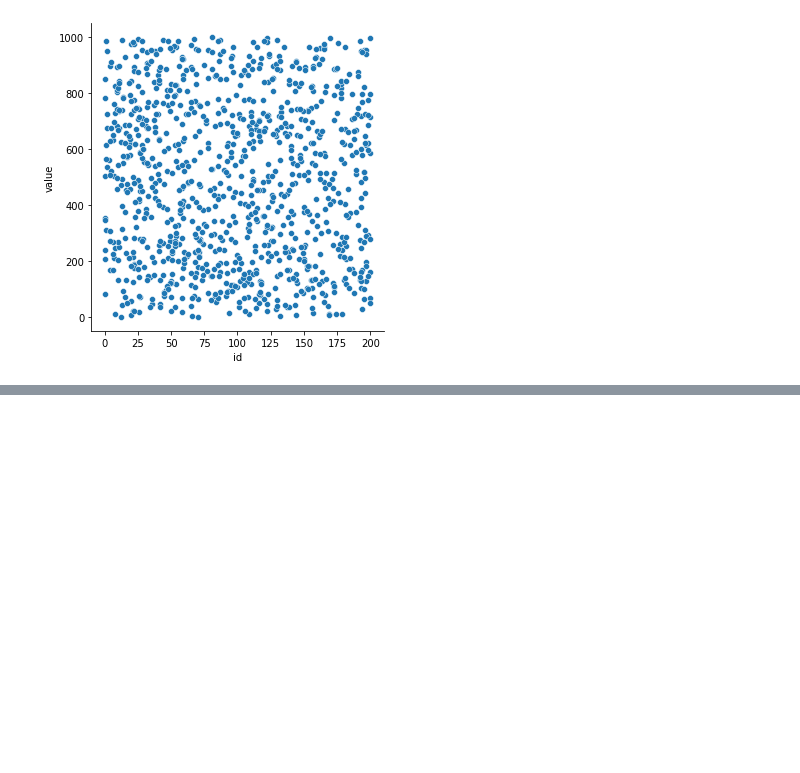
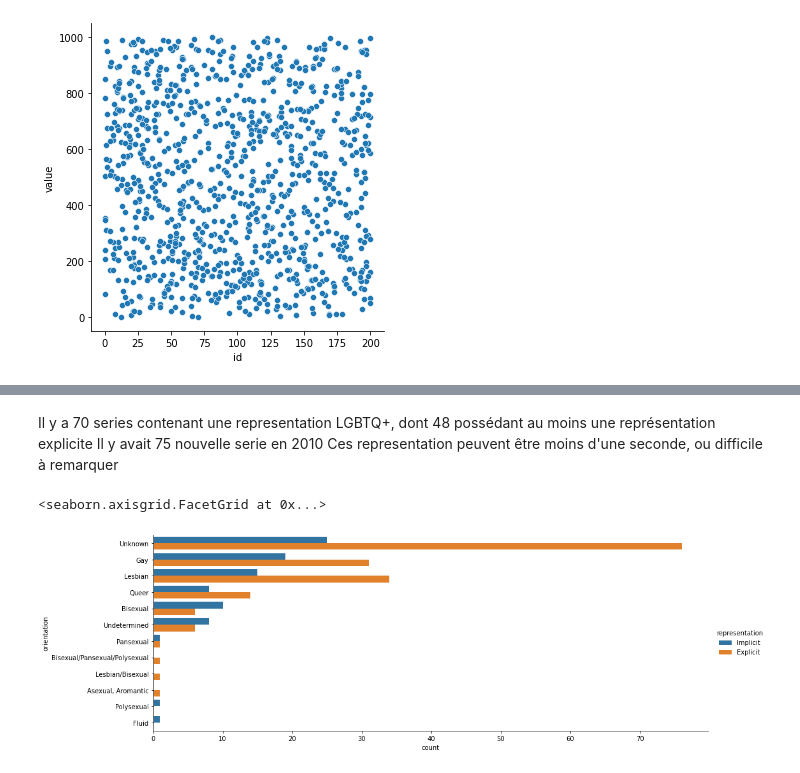
Before and after one commit to RicardFabien/empty-exemple, a Jupyter notebook: Exercice/Untitled.ipynb, the cells around one changed output, grey strips where cells are left out. Saved outputs shown, nothing was run; the diff lists cells and outputs as text; code cells hidden in the pictures; blank space fills up the shorter version.

```diff
--- a/Exercice/Untitled.ipynb
+++ b/Exercice/Untitled.ipynb
@@ -18,0 +66,10 @@ sns.countplot(data=nbData, y="show")
+# %% [markdown]
+Il y a 70 series contenant une representation LGBTQ+, dont 48 possédant au moins une représentation explicite
+Il y avait 75 nouvelle serie en 2010
+Ces representation peuvent être moins d'une seconde, ou difficile à remarquer
+# %%
+##Representation orientation
+sns.catplot(data=df,kind="count",y="orientation", aspect = 3, hue = "representation")
+# %% [output]
+<seaborn.axisgrid.FacetGrid at 0x...>
+[figure, added]
```
Also changed, not shown: parts of 18 cells of this notebook, 1 other file.
